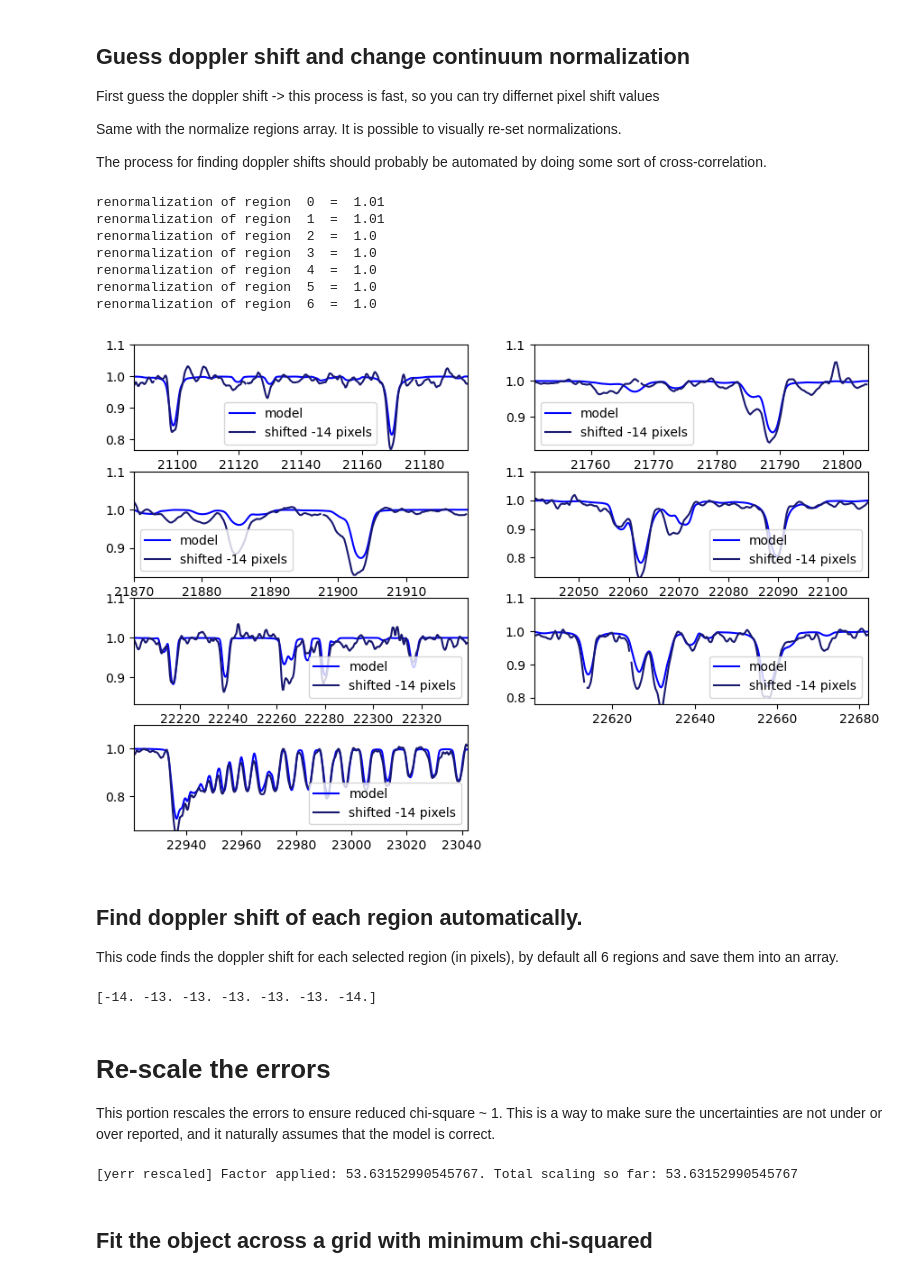
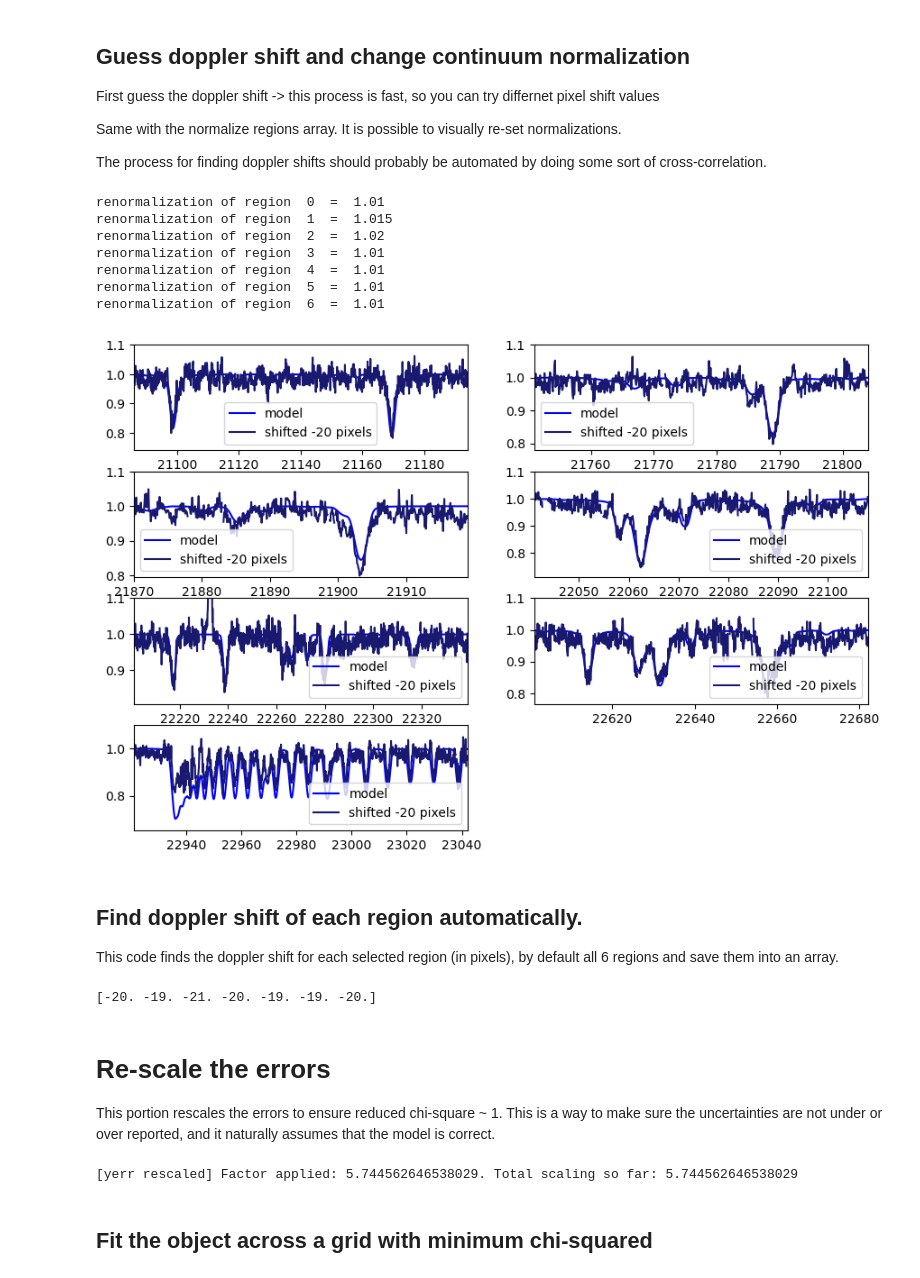
Before and after one commit to christianfloresg/ishell-spectral-fitting, a Jupyter notebook: fit_single_source.ipynb, the cells around one changed output. Saved outputs shown, nothing was run; the diff lists cells and outputs as text; code cells hidden in the pictures.

```diff
--- a/fit_single_source.ipynb
+++ b/fit_single_source.ipynb
@@ -14,7 +16,7 @@ from fitting import *
 # %% [markdown]
 ## Import normalized spectrum
 # %%
-fname = "data/science/OW94-173-236.tellcor1.merged.smoothed21-2.nspec"
+fname = "data/science/Spectrum_IRAS03301+3111.nspec"
 
 # ProplydData is a simple class that stores the data and has some built-in methods
 # to help with data processing
@@ -22,10 +24,10 @@ obj = ProplydData(fname)
 
 # Let's nyquist sample the data. This assumes that we are using iSHELL 0.75'' slit width with is
 # over sampled by 6 pixels per resolution element. We are bring it down to 2 (Nyquist)
-obj.Nyquist_bin_spectrum(N = 3)
+# obj.Nyquist_bin_spectrum(N = 3)
 
-# obj.x *= 1  #e4  # convert x-axis to angstroms
-obj.x *= 1e4  # convert x-axis to angstroms
+obj.x *= 1  #e4  # convert x-axis to angstroms
+# obj.x *= 1e4  # convert x-axis to angstroms
 
 plt.figure()
 plt.plot(obj.x, obj.y)
@@ -49,8 +49,8 @@ The process for finding doppler shifts should probably be automated by doing som
 # Visually determine the doppler shift by plotting against a test model
 # and shifting the data to match the model
 
-guess_shift = -14  # shift in units of array indices
-renormalize_regions= np.array([1.01,1.01,1.0,1.0,1.0,1.0,1.0])
+guess_shift = -20  # shift in units of array indices
+renormalize_regions= np.array([1.01,1.015,1.02,1.01,1.01,1.01,1.01])
 
 
 obj_test = copy.deepcopy(obj)  # make a copy of the data while testing the doppler shift
@@ -64,41 +64,41 @@ fig, axs = plt.subplots(nrows=4, ncols=2, figsize=(10.5,7))
 
 test_teff=3400
 test_logg=3.25
 test_rK=1.0
 test_B=1.0
-test_vsini=22
+test_vsini=17
 
 
 for r, ax in enumerate(axs.reshape(-1)):
     if r == 7:
         ax.axis("off")
         continue
 
     model = MoogStokesModel(test_teff, test_logg, rK=test_rK, B=test_B, vsini=test_vsini, region=r)
     ax.plot(model.x, model.y, c='blue', label="model")
     ax.set_ylim(min(model.y)-0.05,1.1)
 
     xlo, xhi = model.region_xlims(r)
     xdata, ydata, yerrdata = obj_test.get_range(xlo, xhi)  # get
     print('renormalization of region ', r,' = ' ,renormalize_regions[r])
     renorm_ydata,renorm_yerrdata = ydata*renormalize_regions[r], yerrdata**renormalize_regions[r]
     ax.plot(xdata, renorm_ydata, c='midnightblue', label="shifted "+str(guess_shift)+" pixels")
     #ax.plot(obj_test.x, obj_test.y, c='midnightblue', label="shifted "+str(shift)+" pixels")
 
 
     ax.set_xlim(xlo,xhi)
     ax.legend()
 
 plt.show()
 # %% [output]
 renormalization of region  0  =  1.01
-renormalization of region  1  =  1.01
-renormalization of region  2  =  1.0
-renormalization of region  3  =  1.0
-renormalization of region  4  =  1.0
-renormalization of region  5  =  1.0
-renormalization of region  6  =  1.0
+renormalization of region  1  =  1.015
+renormalization of region  2  =  1.02
+renormalization of region  3  =  1.01
+renormalization of region  4  =  1.01
+renormalization of region  5  =  1.01
+renormalization of region  6  =  1.01
-[figure, old version]
+[figure, new version]
 # %% [markdown]
 ## Find doppler shift of each region automatically.
 This code finds the doppler shift for each selected region (in pixels), by default all 6 regions and save them into an array.
@@ -108,16 +108,16 @@ shifts = automatic_wavelength_shifts_values(obj_test,Teff=test_teff, logg=test_l
 
 print(shifts)
 # %% [output]
-[-14. -13. -13. -13. -13. -13. -14.]
+[-20. -19. -21. -20. -19. -19. -20.]
 # %% [markdown]
 # Re-scale the errors
 
 This portion rescales the errors to ensure reduced chi-square ~ 1. This is a way to make sure the uncertainties are not under or over reported, and it naturally assumes that the model is correct.
 # %%
 # errors can also be re-scaled to a value that is appropriate depending on the reduced chi-squared
-obj.rescale_yerr(2876.341**0.5)
+obj.rescale_yerr(33**0.5)
 # %% [output]
-[yerr rescaled] Factor applied: 53.63152990545767. Total scaling so far: 53.63152990545767
+[yerr rescaled] Factor applied: 5.744562646538029. Total scaling so far: 5.744562646538029
 # %% [markdown]
 ## Fit the object across a grid with minimum chi-squared
 # %% [markdown]
```
Also changed, not shown: parts of 11 cells of this notebook, 4 other files.
